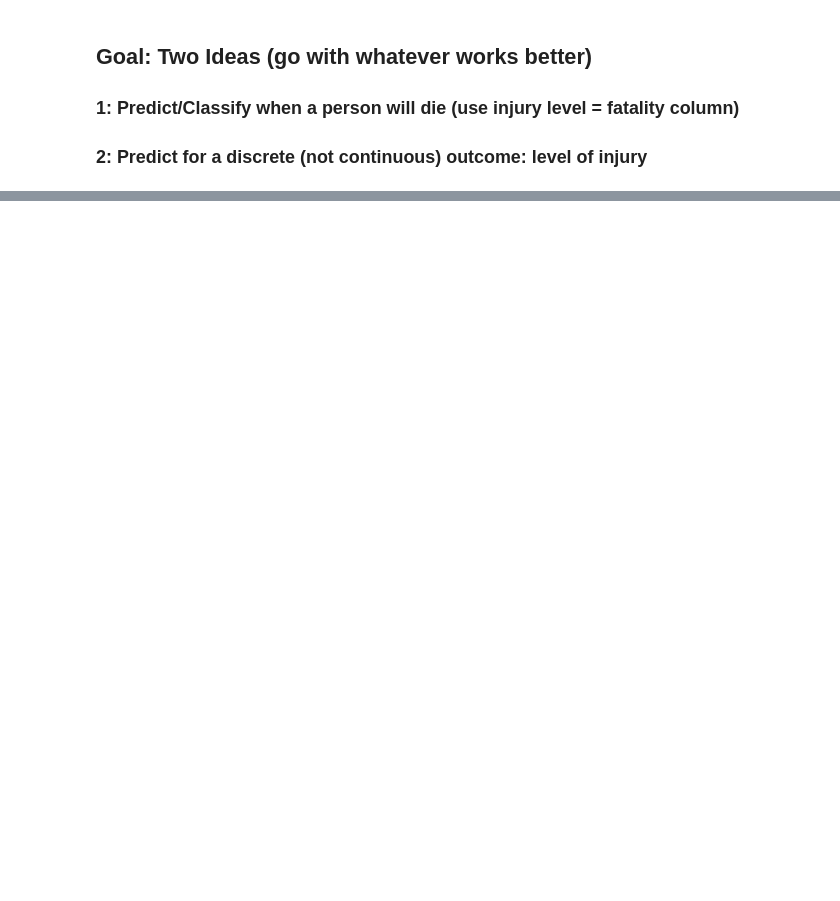
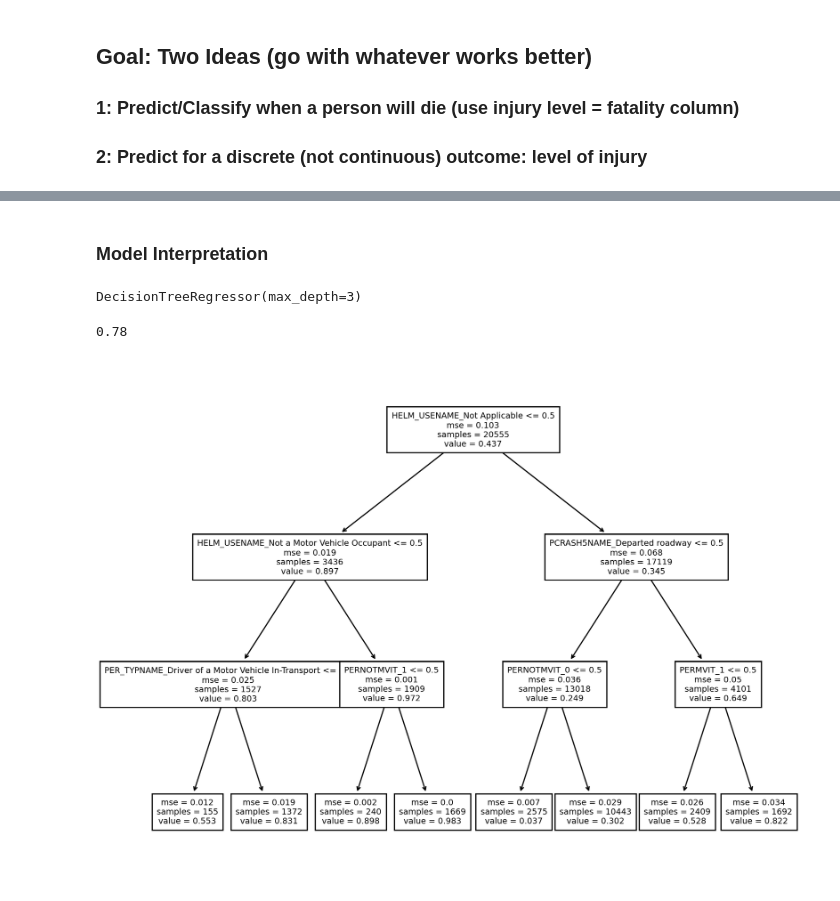
Before and after one commit to joshrrosen/PPOL564-Final-Project, a Jupyter notebook: ML_Modeling.ipynb, the cells around one changed output, grey strips where cells are left out. Drawn from its saved outputs; the diff is of its cells as text; code cells hidden in the pictures; blank space fills up the shorter version.

Commit message:
11/26 -- ran second model

```diff
--- a/ML_Modeling.ipynb
+++ b/ML_Modeling.ipynb
@@ -80,3 +255,13 @@ train_X, test_X, train_Y, test_Y = train_test_split(X,Y, test_size = .25, random
+# %%
+#drop other types of injury outcomes because there's perfect multicollinearity "INJ_SEVNAME_Died Prior to Crash*", "INJ_SEVNAME_Injured, Severity Unknown", "INJ_SEVNAME_No Apparent Injury (O)", "NJ_SEVNAME_Possible Injury (C)" "INJ_SEVNAME_Suspected Minor Injury (B)" "INJ_SEVNAME_Suspected Serious Injury (A)", "INJ_SEVNAME_Unknown/Not Reported"
+df_dummies.drop(columns=['INJ_SEVNAME_Died Prior to Crash*', "INJ_SEVNAME_Injured, Severity Unknown", "INJ_SEVNAME_No Apparent Injury (O)", "INJ_SEVNAME_Possible Injury (C)", "INJ_SEVNAME_Suspected Minor Injury (B)", "INJ_SEVNAME_Suspected Serious Injury (A)", "INJ_SEVNAME_Unknown/Not Reported"], axis=1, inplace=True)
+
+
+df_dummies = df_dummies.dropna()
+
+Y = df_dummies[["INJ_SEVNAME_Fatal Injury (K)"]]
+X = df_dummies.drop(columns=["INJ_SEVNAME_Fatal Injury (K)"])
+train_X, test_X, train_Y, test_Y = train_test_split(X,Y, test_size = .75, random_state=123)
 # %%
 df_dummies.head()
 # %% [output]
@@ -118,7 +322,16 @@ search_space = [
 
     # KNN with K tuning param
     {'model' : [KNN()],
-     'model__n_neighbors':[5,10,25,50]},
+     'model__n_neighbors':[5,10,25,50, 75, 100, 200]},
+
+    # Decision Tree with the Max Depth Param
+    {'model': [DT()],
+     'model__max_depth':[2,3,4]},
+
+    # Random forest with the N Estimators tuning param
+    {'model' : [RF()],
+    'model__max_depth':[2,3,4],
+    'model__n_estimators':[500,1000,1500]}
 
 ]
 # %%
@@ -157,0 +379,2 @@ m.accuracy_score(train_Y,rf_mod.predict(train_X))
+# %% [markdown]
+### Model Interpretation
@@ -157,0 +383,16 @@ m.accuracy_score(train_Y,rf_mod.predict(train_X))
+# %%
+pr_y = rf_mod.predict_proba(train_X)[:,rf_mod.classes_ == 1]
+# %%
+surrogate_model = DT_reg(max_depth=3)
+surrogate_model.fit(train_X,pr_y)
+# %% [output]
+DecisionTreeRegressor(max_depth=3)
+# %%
+m.r2_score(pr_y,surrogate_model.predict(train_X)).round(2)
+# %% [output]
+0.78
+# %%
+plt.figure(figsize=(10,8),dpi=200)
+rules = tree.plot_tree(surrogate_model,feature_names=train_X.columns,fontsize=7)
+# %% [output]
+[figure, added]
```
Also changed, not shown: parts of 14 cells of this notebook.
